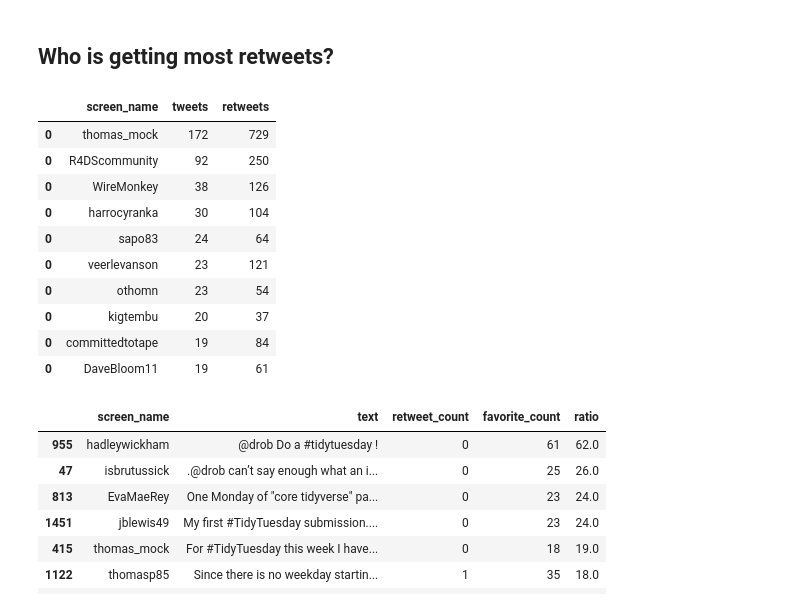
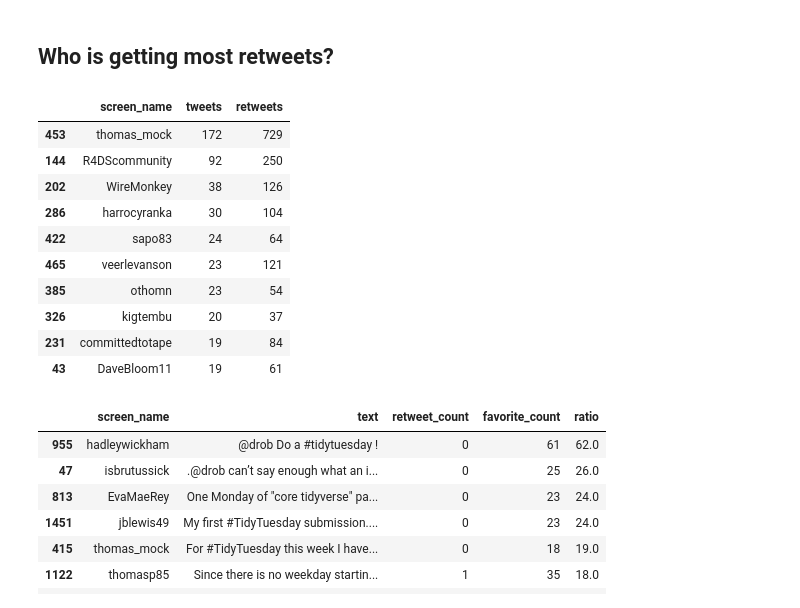
Before and after one commit to machow/tidytuesday-py, a Jupyter notebook: 2019-01-01-tidytues-tweets.ipynb, the cells around one changed output. Cells and saved outputs as stored; diff of their text form; code cells hidden in the pictures.

```diff
--- a/2019-01-01-tidytues-tweets.ipynb
+++ b/2019-01-01-tidytues-tweets.ipynb
@@ -120,23 +139,24 @@ from siuba.meta_hook.pandas import Categorical
 # %% [markdown]
 ## Who is getting most retweets?
 # %%
-df \
-  >> group_by(_, "screen_name") \
-  >> summarize(_, tweets = _.shape[0], retweets = _.retweet_count.sum()) \
-  >> arrange(_, -_.tweets, -_.retweets) \
+(df
+  >> group_by(_, "screen_name")
+  >> summarize(_, tweets = _.shape[0], retweets = _.retweet_count.sum())
+  >> arrange(_, -_.tweets, -_.retweets)
   >> head(_, 10)
+  )
 # %% [output]
 |  | screen_name | tweets | retweets |
-| 0 | thomas_mock | 172 | 729 |
-| 0 | R4DScommunity | 92 | 250 |
-| 0 | WireMonkey | 38 | 126 |
-| 0 | harrocyranka | 30 | 104 |
-| 0 | sapo83 | 24 | 64 |
-| 0 | veerlevanson | 23 | 121 |
-| 0 | othomn | 23 | 54 |
-| 0 | kigtembu | 20 | 37 |
-| 0 | committedtotape | 19 | 84 |
-| 0 | DaveBloom11 | 19 | 61 |
+| 453 | thomas_mock | 172 | 729 |
+| 144 | R4DScommunity | 92 | 250 |
+| 202 | WireMonkey | 38 | 126 |
+| 286 | harrocyranka | 30 | 104 |
+| 422 | sapo83 | 24 | 64 |
+| 465 | veerlevanson | 23 | 121 |
+| 385 | othomn | 23 | 54 |
+| 326 | kigtembu | 20 | 37 |
+| 231 | committedtotape | 19 | 84 |
+| 43 | DaveBloom11 | 19 | 61 |
 # %%
 df \
   >> select(_, "screen_name", "text", "retweet_count", "favorite_count") \
```
Also changed, not shown: parts of 7 cells of this notebook, 6 other files.
